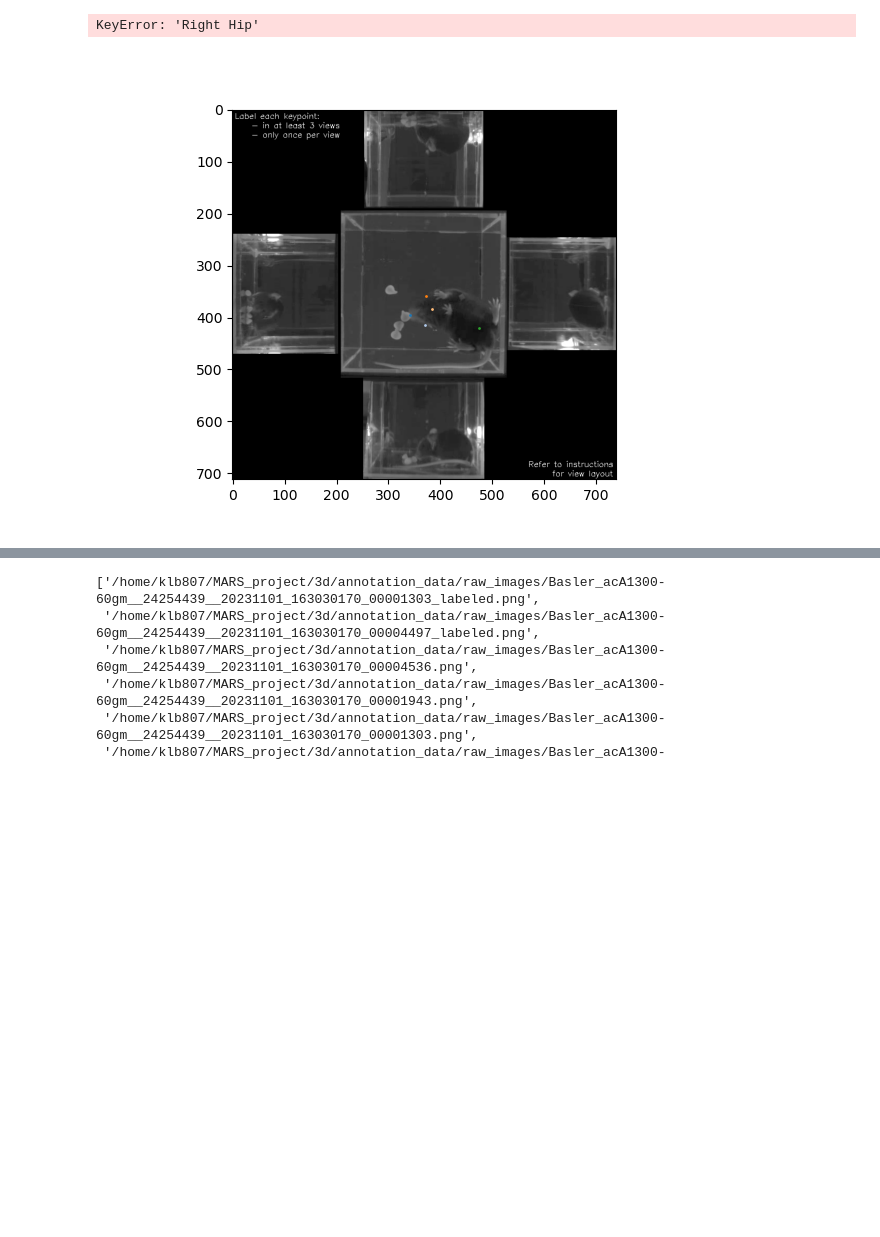
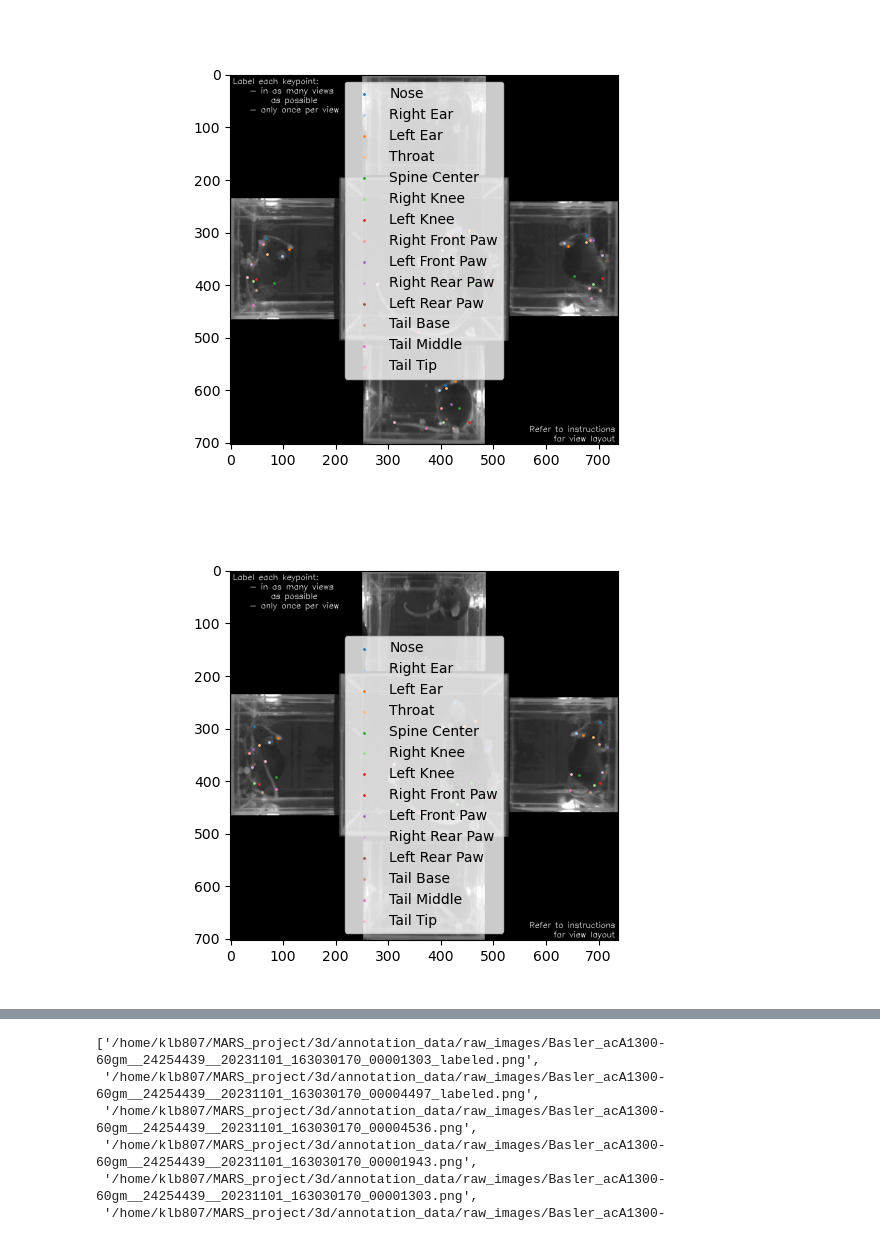
Before and after one commit to kb0dkin/Work_Tools, a Jupyter notebook: temp_scripts/3d_aws_plot.ipynb, the cells around one changed output, grey strips where cells are left out. Saved outputs shown, nothing was run; the diff lists cells and outputs as text; code cells hidden in the pictures; blank space fills up the shorter version.

Commit message:
Correcting x/y mixup for the bounding boxes; finishing MARS json output

```diff
--- a/temp_scripts/3d_aws_plot.ipynb
+++ b/temp_scripts/3d_aws_plot.ipynb
@@ -11,38 +12,43 @@ import numpy as np
 %matplotlib ipympl
 # %matplotlib inline
 # %%
-image_dir = '/home/klb807/MARS_project/3d/annotation_data/raw_images'
-fid = open('/home/klb807/MARS_project/3d/annotation_data/output.manifest')
+# image_dir = '/home/klb807/MARS_project/3d/annotation_data/raw_images'
+# fid = open('/home/klb807/MARS_project/3d/annotation_data/output.manifest')
+image_dir = '/home/klb807/Documents/AWS_labeling_setup'
+fid = open('/home/klb807/Documents/AWS_labeling_setup/output.manifest', 'r')
 
 labels = ['Nose','Right Ear','Left Ear', 'Throat', 'Spine Center', 'Right Knee', 'Left Knee', 'Right Front Paw', 'Left Front Paw', 'Right Rear Paw', 'Left Rear Paw', 'Tail Base', 'Tail Middle', 'Tail Tip']
 cmap = colormaps['tab20'].colors
 
 color_dict = {labels[ii]:cmap[ii] for ii in range(len(labels))}
 
 
 # fig,ax = plt.subplots(ncols=3, nrows=4)
 for i_line,line in enumerate(fid.readlines()):
+    if i_line > 5:
+        break
+
     fig,ax = plt.subplots()
     # set up image file path
     image_path = os.path.join(image_dir,os.path.split(json.loads(line)['source-ref'])[-1])
 
     # pull out the keypoints
     im_array = Image.open(image_path)
     ax.imshow(im_array)
 
 
     data = json.loads(line)['annotatedResult']
     for worker_label in data['annotationsFromAllWorkers']:
         sub_data = eval(worker_label['annotationData']['content'])
         for label in sub_data['annotatedResult']['keypoints']:
             ax.scatter(label['x'], label['y'], s = 1, c = color_dict[label['label']], label=label['label'])
 
-        ax.legend()
+        ax.legend(color_dict)
 
     fig.savefig(os.path.splitext(image_path)[0] + '_labeled.png', dpi=300)
 
 
 fid.close()
 # %% [output]
-KeyError: 'Right Hip'
-[figure, old version]
+[figure, new version]
+[figure, added]
```
Also changed, not shown: parts of 6 cells of this notebook, 1 other file.
